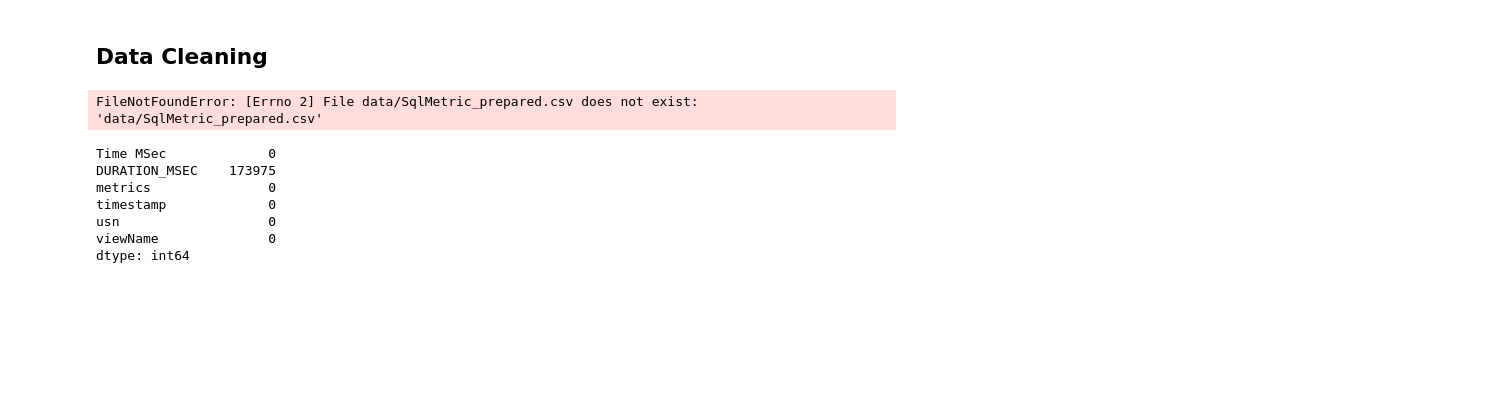
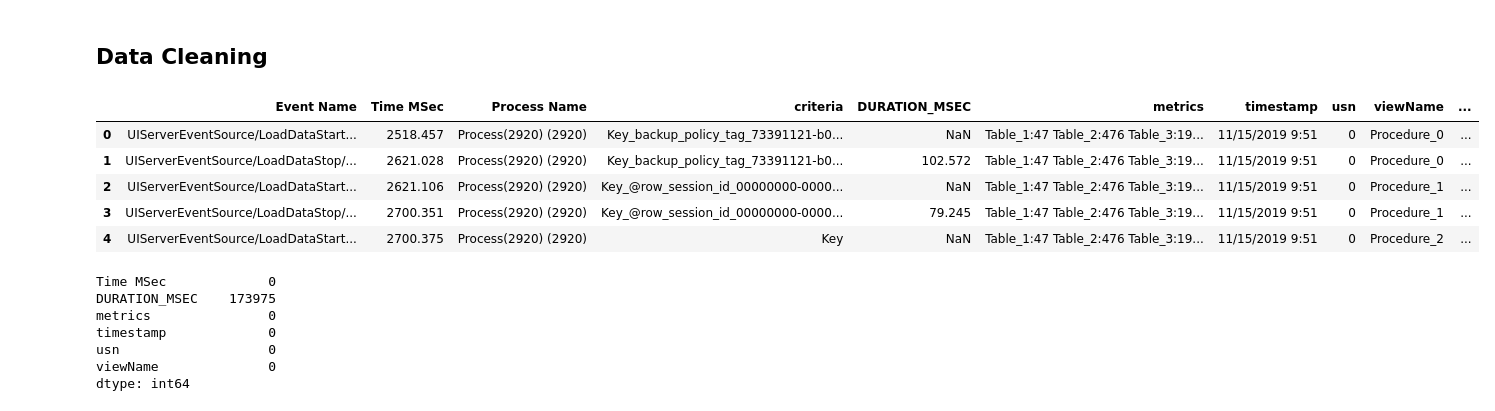
Before and after one commit to tonnyeremin/Software-Perfomance, a Jupyter notebook: SqlMetrics/Evangelist_Perf_Processing.ipynb, the cells around one changed output. Saved outputs shown, nothing was run; the diff lists cells and outputs as text; code cells hidden in the pictures; blank space fills up the shorter version.

```diff
--- a/SqlMetrics/Evangelist_Perf_Processing.ipynb
+++ b/SqlMetrics/Evangelist_Perf_Processing.ipynb
@@ -4,10 +13,15 @@ import numpy as np
 # %% [markdown]
 ## Data Cleaning
 # %%
-rawData = pd.read_csv('Evangelist_SqlPerf/data/SqlMetric_prepared.csv')
+rawData = pd.read_csv('data/SqlMetric_prepared.csv')
 rawData.head()
 # %% [output]
-FileNotFoundError: [Errno 2] File data/SqlMetric_prepared.csv does not exist: 'data/SqlMetric_prepared.csv'
+|  | Event Name | Time MSec | Process Name | criteria | DURATION_MSEC | metrics | timestamp | usn | viewName | ... |
+| 0 | UIServerEventSource/LoadDataStart... | 2518.457 | Process(2920) (2920) | Key_backup_policy_tag_73391121-b0... | NaN | Table_1:47 Table_2:476 Table_3:19... | 11/15/2019 9:51 | 0 | Procedure_0 | ... |
+| 1 | UIServerEventSource/LoadDataStop/... | 2621.028 | Process(2920) (2920) | Key_backup_policy_tag_73391121-b0... | 102.572 | Table_1:47 Table_2:476 Table_3:19... | 11/15/2019 9:51 | 0 | Procedure_0 | ... |
+| 2 | UIServerEventSource/LoadDataStart... | 2621.106 | Process(2920) (2920) | Key_@row_session_id_00000000-0000... | NaN | Table_1:47 Table_2:476 Table_3:19... | 11/15/2019 9:51 | 0 | Procedure_1 | ... |
+| 3 | UIServerEventSource/LoadDataStop/... | 2700.351 | Process(2920) (2920) | Key_@row_session_id_00000000-0000... | 79.245 | Table_1:47 Table_2:476 Table_3:19... | 11/15/2019 9:51 | 0 | Procedure_1 | ... |
+| 4 | UIServerEventSource/LoadDataStart... | 2700.375 | Process(2920) (2920) | Key | NaN | Table_1:47 Table_2:476 Table_3:19... | 11/15/2019 9:51 | 0 | Procedure_2 | ... |
 # %%
 rawData.drop(['ActivityID', 'Event Name', 'criteria', 'Process Name'], axis=1, inplace=True)
 # %%
```
Also changed, not shown: parts of 10 cells of this notebook.
